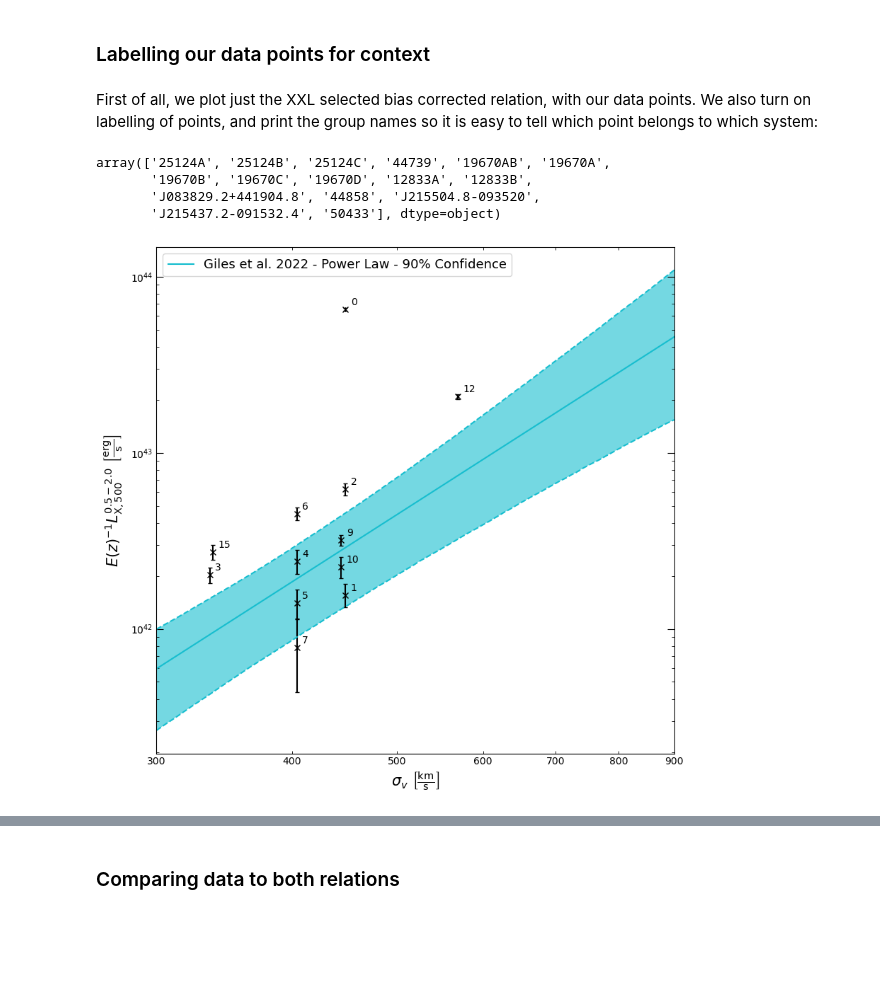
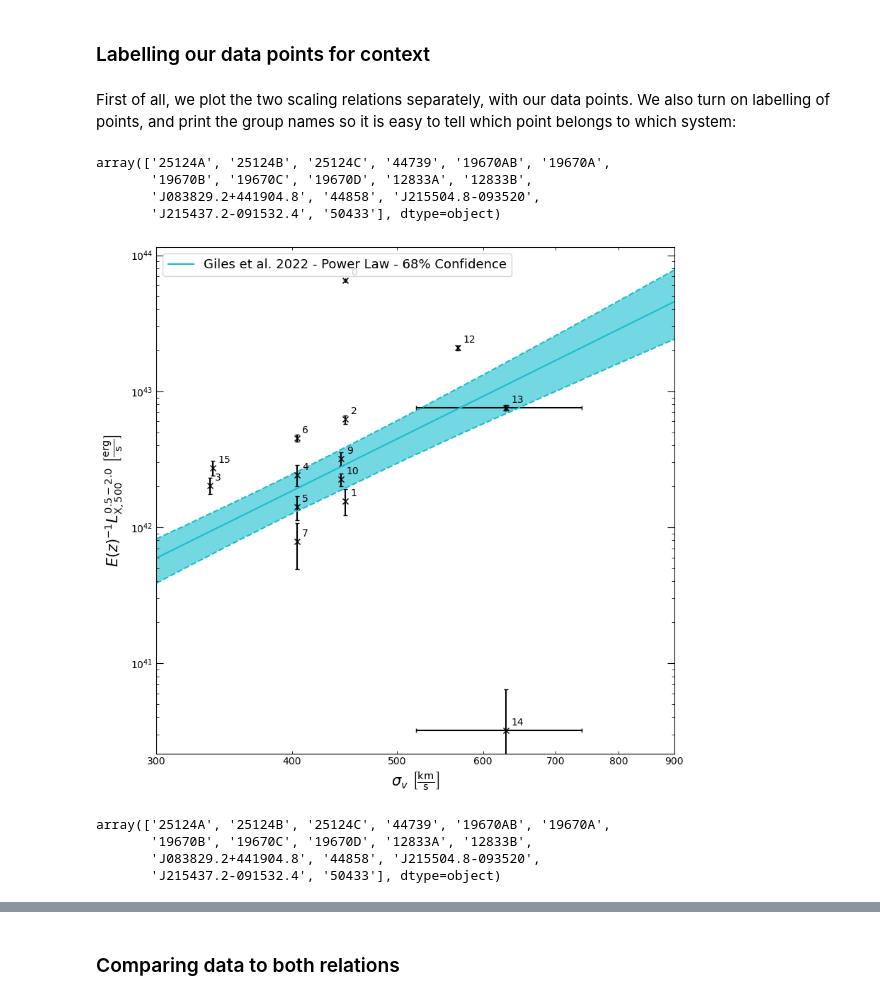
Before and after one commit to DavidT3/OVI_groups, a Jupyter notebook: notebooks/results_analyses/velocity_dispersion_relations.ipynb, the cells around one changed output, grey strips where cells are left out. Saved outputs shown, nothing was run; the diff lists cells and outputs as text; code cells hidden in the pictures; blank space fills up the shorter version.

```diff
--- a/notebooks/results_analyses/velocity_dispersion_relations.ipynb
+++ b/notebooks/results_analyses/velocity_dispersion_relations.ipynb
@@ -22,6 +22,6 @@ from xga.utils import DEFAULT_COSMO
 Here we load the two data tables required to make the comparison to literature scaling relations. First of all, the optical properties for our groups adopted by Stocke et al. 2019, this includes the velocity dispersion measurement (in fact we exclude most other columns for clarity):
 # %%
 opt_groups = pd.read_csv("../../sample_files/opt_group_info.csv")
-opt_groups = opt_groups[['name', 'ov_obs_ad']]
+opt_groups = opt_groups[['name', 'ov_obs_ad', 'ov_obs_ad_err']]
 opt_groups
 # %% [output]
@@ -96,7 +96,7 @@ Here we compare our measurements to existing scaling relations between X-ray lum
 # %% [markdown]
 We need to get the data points ready for over-plotting on the scaling relations. This involves reading them out of the combined data table and putting them in astropy quantities - we currently have to manually add zero-value uncertainties for the velocity dispersions, because the adopted values table of Stocke et al. 2019 doesn't include them. We also make sure to multiply the luminosity with the inverse E(z) factor calculated from the cluster redshifts (though we note that XXL used a different cosmological model than we did):
 # %%
-vel_disp = Quantity([comb['ov_obs_ad'].values, [0]*len(comb['ov_obs_ad'])], 'km/s').T
+vel_disp = Quantity(comb[['ov_obs_ad', 'ov_obs_ad_err']].values, 'km/s')
 
 inv_e = DEFAULT_COSMO.inv_efunc(comb['redshift'].values)
 lx = Quantity(comb[['Lx500_0.5-2.0', 'Lx500_0.5-2.0-', 'Lx500_0.5-2.0+']].values,
@@ -134,7 +134,7 @@ Here we make use of the scaling relation objects that we just defined to illustr
 # %% [markdown]
 ### Labelling our data points for context
 # %% [markdown]
-First of all, we plot just the XXL selected bias corrected relation, with our data points. We also turn on labelling of points, and print the group names so it is easy to tell which point belongs to which system:
+First of all, we plot the two scaling relations separately, with our data points. We also turn on labelling of points, and print the group names so it is easy to tell which point belongs to which system:
 # %%
 xxl_lsig.point_names
 # %% [output]
@@ -143,7 +143,14 @@ array(['25124A', '25124B', '25124C', '44739', '19670AB', '19670A',
        'J083829.2+441904.8', '44858', 'J215504.8-093520',
        'J215437.2-091532.4', '50433'], dtype=object)
 # %%
-xxl_lsig.view(x_lims=Quantity([300, 900], 'km/s'), log_scale=True, label_points=True, conf_level=90,
-              plot_title='', figsize=(8.5, 8))
+xxl_lsig.view(x_lims=Quantity([300, 900], 'km/s'), log_scale=True, label_points=True, conf_level=68,
+              plot_title='', figsize=(8.5, 8), save_path="../../outputs/figures/xxl_veldisp_lx_comp_wlabels.pdf")
 # %% [output]
-[figure, old version]
+[figure, new version]
+# %%
+gama_lsig.point_names
+# %% [output]
+array(['25124A', '25124B', '25124C', '44739', '19670AB', '19670A',
+       '19670B', '19670C', '19670D', '12833A', '12833B',
+       'J083829.2+441904.8', '44858', 'J215504.8-093520',
+       'J215437.2-091532.4', '50433'], dtype=object)
```
Also changed, not shown: parts of 6 cells of this notebook.
